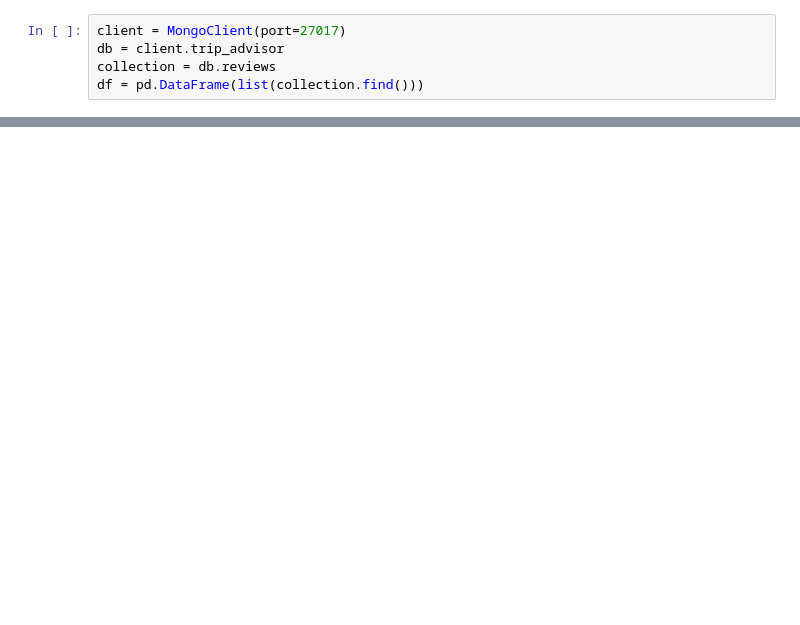
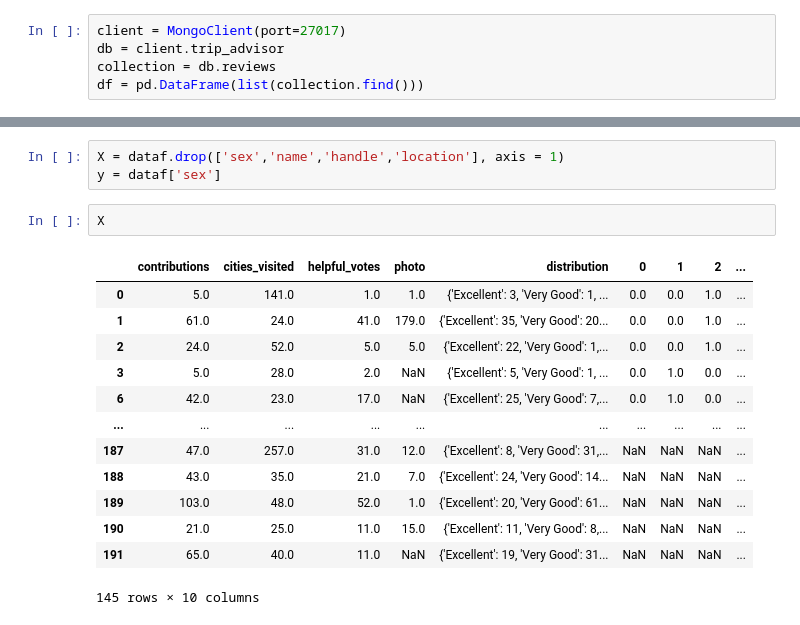
Before and after one commit to MnAppsNet/Web-Scraping-Tutorial, a Jupyter notebook: User_Profiling.ipynb, the cells around one changed output, grey strips where cells are left out. Drawn from its saved outputs; the diff is of its cells as text; blank space fills up the shorter version.

```diff
--- a/User_Profiling.ipynb
+++ b/User_Profiling.ipynb
@@ -50,0 +223,19 @@ len(gender_subset)
+# %%
+X = dataf.drop(['sex','name','handle','location'], axis = 1)
+y = dataf['sex']
+# %%
+X
+# %% [output]
+|  | contributions | cities_visited | helpful_votes | photo | distribution | 0 | 1 | 2 | ... |
+| 0 | 5.0 | 141.0 | 1.0 | 1.0 | {'Excellent': 3, 'Very Good': 1, ... | 0.0 | 0.0 | 1.0 | ... |
+| 1 | 61.0 | 24.0 | 41.0 | 179.0 | {'Excellent': 35, 'Very Good': 20... | 0.0 | 0.0 | 1.0 | ... |
+| 2 | 24.0 | 52.0 | 5.0 | 5.0 | {'Excellent': 22, 'Very Good': 1,... | 0.0 | 0.0 | 1.0 | ... |
+| 3 | 5.0 | 28.0 | 2.0 | NaN | {'Excellent': 5, 'Very Good': 1, ... | 0.0 | 1.0 | 0.0 | ... |
+| 6 | 42.0 | 23.0 | 17.0 | NaN | {'Excellent': 25, 'Very Good': 7,... | 0.0 | 1.0 | 0.0 | ... |
+| ... | ... | ... | ... | ... | ... | ... | ... | ... | ... |
+| 187 | 47.0 | 257.0 | 31.0 | 12.0 | {'Excellent': 8, 'Very Good': 31,... | NaN | NaN | NaN | ... |
+| 188 | 43.0 | 35.0 | 21.0 | 7.0 | {'Excellent': 24, 'Very Good': 14... | NaN | NaN | NaN | ... |
+| 189 | 103.0 | 48.0 | 52.0 | 1.0 | {'Excellent': 20, 'Very Good': 61... | NaN | NaN | NaN | ... |
+| 190 | 21.0 | 25.0 | 11.0 | 15.0 | {'Excellent': 11, 'Very Good': 8,... | NaN | NaN | NaN | ... |
+| 191 | 65.0 | 40.0 | 11.0 | NaN | {'Excellent': 19, 'Very Good': 31... | NaN | NaN | NaN | ... |
+145 rows × 10 columns
```
Also changed, not shown: parts of 12 cells of this notebook.
